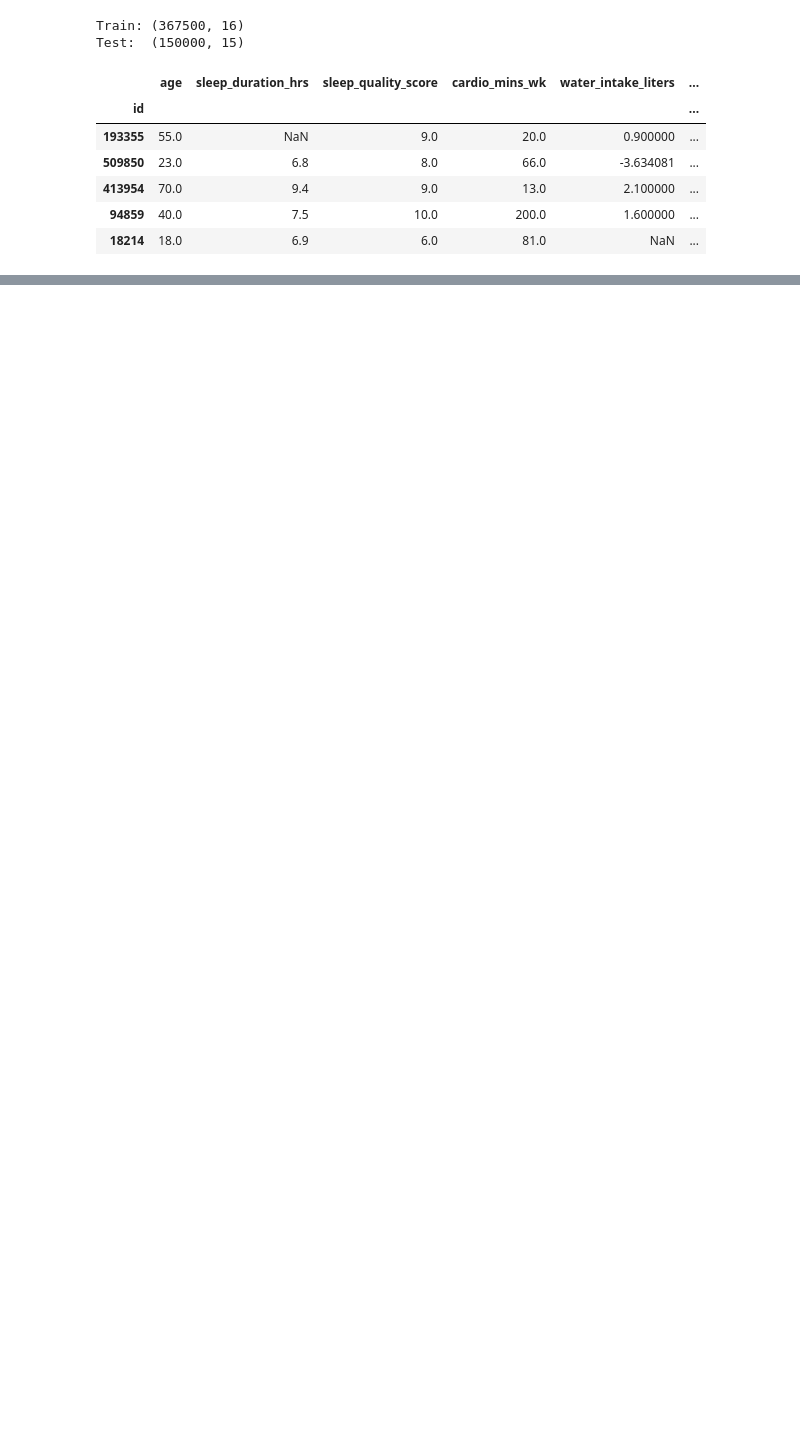
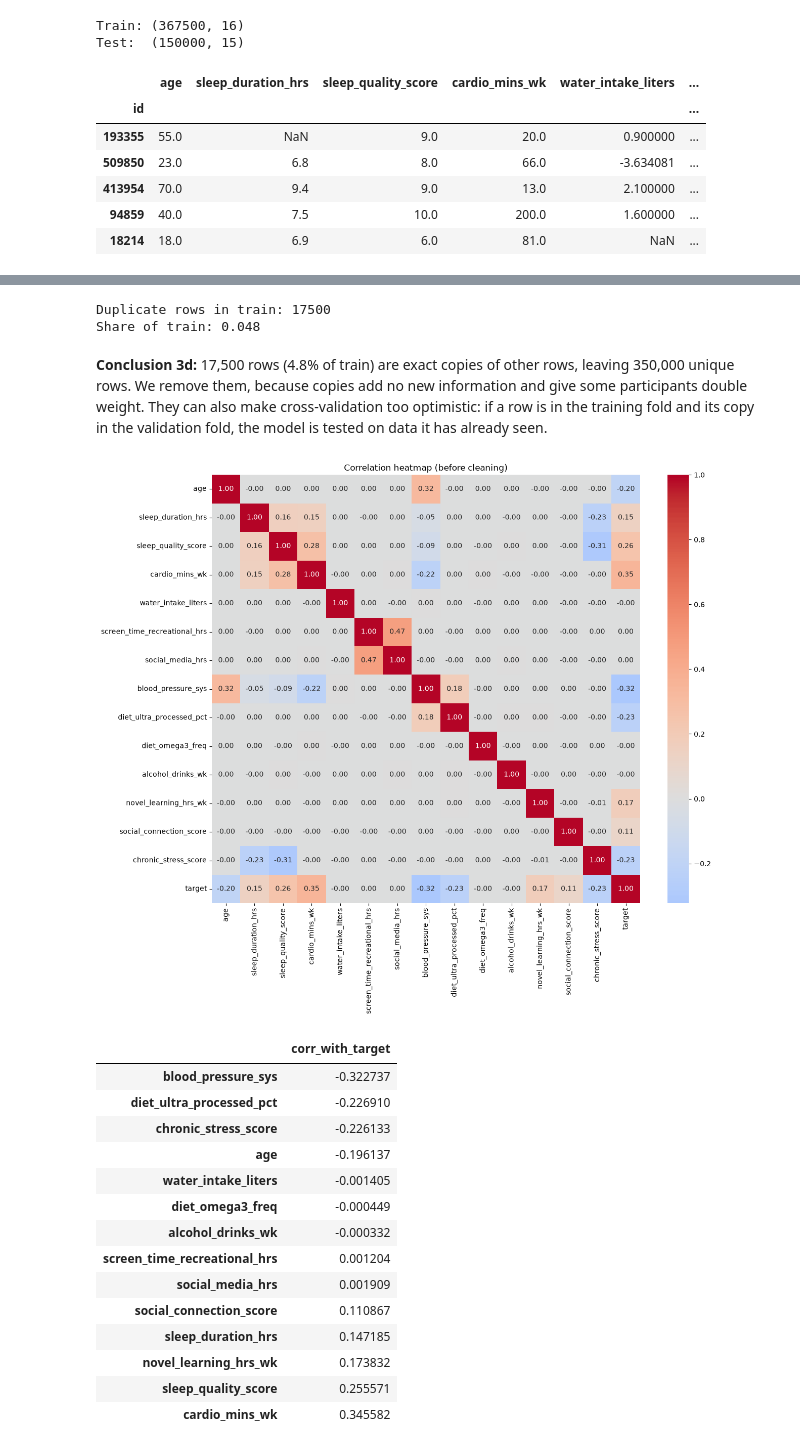
Before and after one commit to kacoew/DAT200-CAs, a Jupyter notebook: CA05_26H/CA5_Group6.ipynb, the cells around one changed output, grey strips where cells are left out. Cells and saved outputs as stored; diff of their text form; code cells hidden in the pictures; blank space fills up the shorter version.

```diff
--- a/CA05_26H/CA5_Group6.ipynb
+++ b/CA05_26H/CA5_Group6.ipynb
@@ -71,0 +198,40 @@ Test:  (150000, 15)
+# %%
+# Section 3d - Duplicate rows (id is the index, so only the values are compared)
+n_duplicates = df_train.duplicated().sum()
+print("Duplicate rows in train:", n_duplicates)
+print("Share of train:", round(n_duplicates / len(df_train), 3))
+# %% [output]
+Duplicate rows in train: 17500
+Share of train: 0.048
+# %% [markdown]
+**Conclusion 3d:** 17,500 rows (4.8% of train) are exact copies of other rows, leaving 350,000 unique rows.
+We remove them, because copies add no new information and give some participants double weight.
+They can also make cross-validation too optimistic: if a row is in the training fold and its copy in the validation fold, the model is tested on data it has already seen.
+# %%
+# Section 3e - Correlation between all numeric columns, including the target
+corr = df_train.corr(numeric_only=True)
+
+plt.figure(figsize=(14, 11))
+sns.heatmap(corr, cmap="coolwarm", center=0, annot=True, fmt=".2f", square=True)
+plt.title("Correlation heatmap (before cleaning)")
+plt.show()
+
+# Correlation of each feature with the target, from most negative to most positive
+display(corr["target"].drop("target").sort_values().to_frame("corr_with_target"))
+# %% [output]
+[figure, added]
+|  | corr_with_target |
+| blood_pressure_sys | -0.322737 |
+| diet_ultra_processed_pct | -0.226910 |
+| chronic_stress_score | -0.226133 |
+| age | -0.196137 |
+| water_intake_liters | -0.001405 |
+| diet_omega3_freq | -0.000449 |
+| alcohol_drinks_wk | -0.000332 |
+| screen_time_recreational_hrs | 0.001204 |
+| social_media_hrs | 0.001909 |
+| social_connection_score | 0.110867 |
+| sleep_duration_hrs | 0.147185 |
+| novel_learning_hrs_wk | 0.173832 |
+| sleep_quality_score | 0.255571 |
+| cardio_mins_wk | 0.345582 |
```
Also changed, not shown: parts of 27 cells of this notebook.
